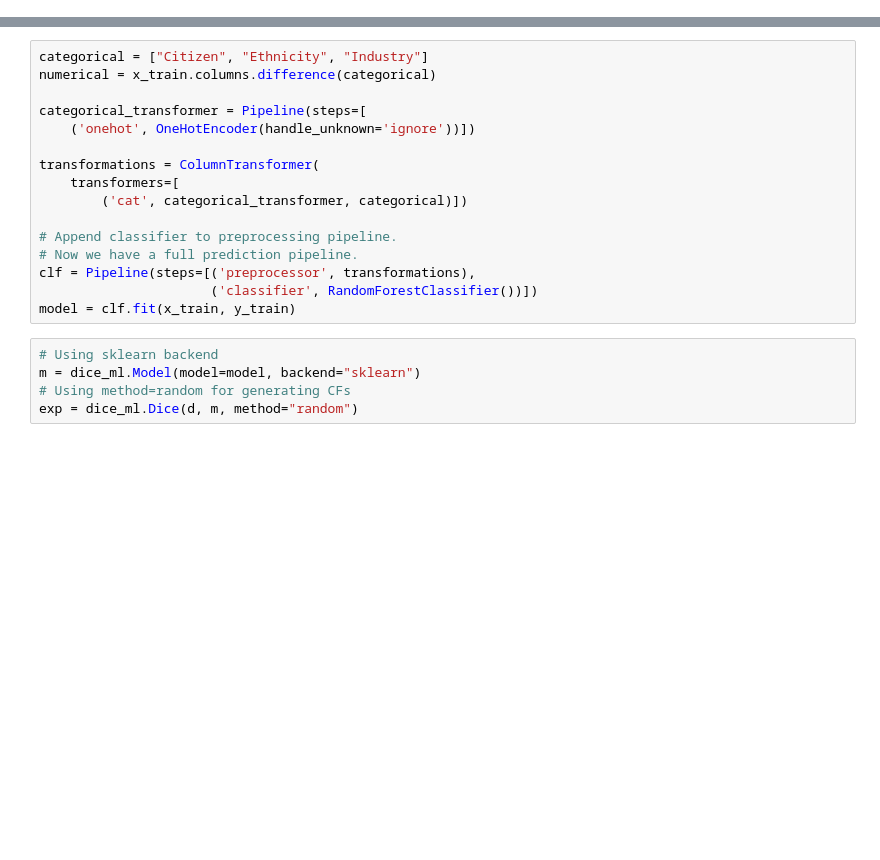
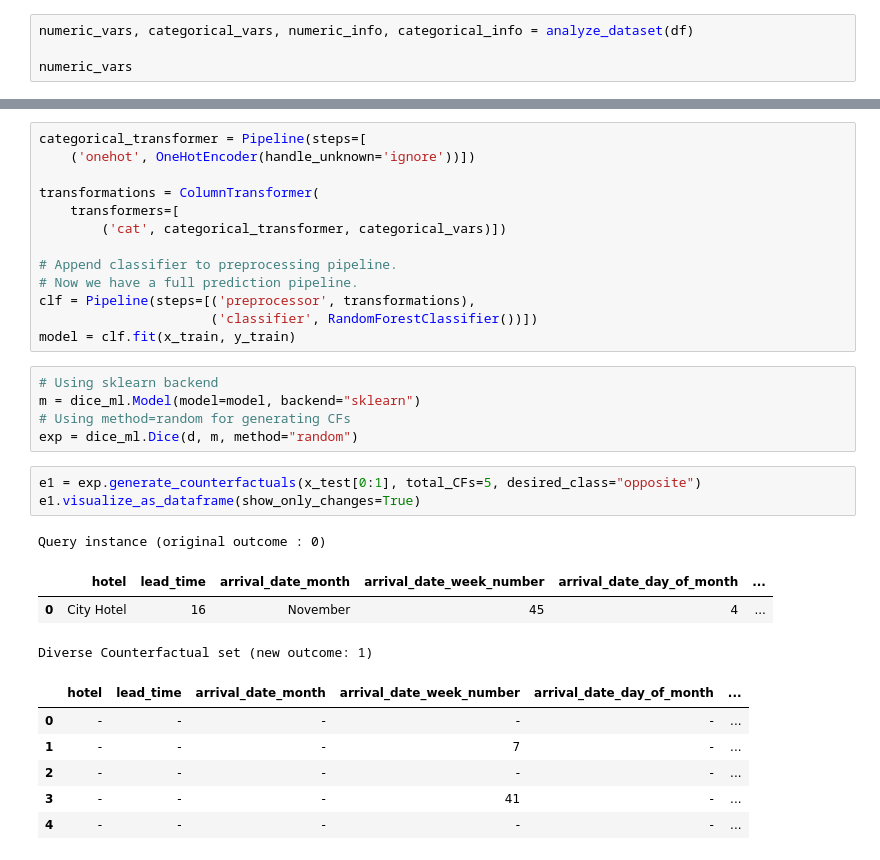
Before and after one commit to zhuminghui17/DiCE-ML-Credit, a Jupyter notebook: training.ipynb, the cells around one changed output, grey strips where cells are left out. Saved outputs shown, nothing was run; the diff lists cells and outputs as text; blank space fills up the shorter version.

```diff
--- a/training.ipynb
+++ b/training.ipynb
@@ -41,0 +102,4 @@ df.head()
+# %%
+numeric_vars, categorical_vars, numeric_info, categorical_info = analyze_dataset(df)
+
+numeric_vars
@@ -54,13 +208,10 @@ d = dice_ml.Data(dataframe=train_dataset, continuous_features=cont_variables, ou
 # %%
-categorical = ["Citizen", "Ethnicity", "Industry"]
-numerical = x_train.columns.difference(categorical)
-
 categorical_transformer = Pipeline(steps=[
     ('onehot', OneHotEncoder(handle_unknown='ignore'))])
 
 transformations = ColumnTransformer(
     transformers=[
-        ('cat', categorical_transformer, categorical)])
+        ('cat', categorical_transformer, categorical_vars)])
 
 # Append classifier to preprocessing pipeline.
 # Now we have a full prediction pipeline.
@@ -72,3 +223,17 @@ model = clf.fit(x_train, y_train)
 m = dice_ml.Model(model=model, backend="sklearn")
 # Using method=random for generating CFs
 exp = dice_ml.Dice(d, m, method="random")
+# %%
+e1 = exp.generate_counterfactuals(x_test[0:1], total_CFs=5, desired_class="opposite")
+e1.visualize_as_dataframe(show_only_changes=True)
+# %% [output]
+Query instance (original outcome : 0)
+|  | hotel | lead_time | arrival_date_month | arrival_date_week_number | arrival_date_day_of_month | ... |
+| 0 | City Hotel | 16 | November | 45 | 4 | ... |
+Diverse Counterfactual set (new outcome: 1)
+|  | hotel | lead_time | arrival_date_month | arrival_date_week_number | arrival_date_day_of_month | ... |
+| 0 | - | - | - | - | - | ... |
+| 1 | - | - | - | 7 | - | ... |
+| 2 | - | - | - | - | - | ... |
+| 3 | - | - | - | 41 | - | ... |
+| 4 | - | - | - | - | - | ... |
```
Also changed, not shown: parts of 16 cells of this notebook, 4 other files.
